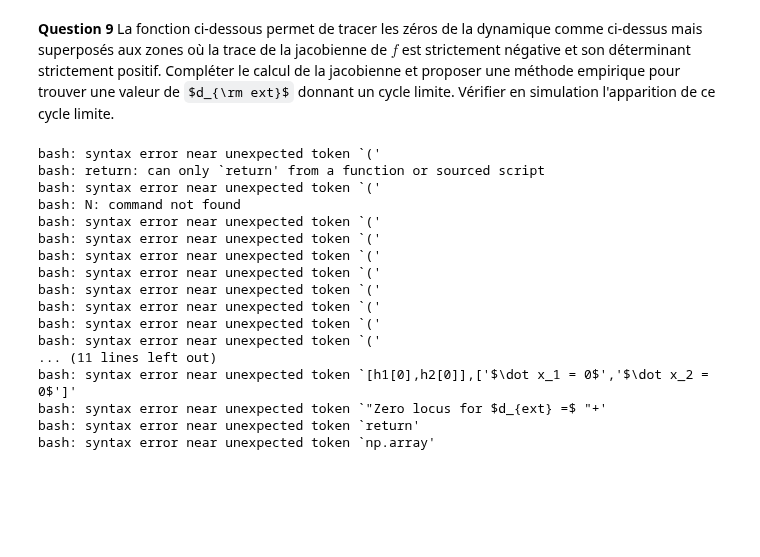
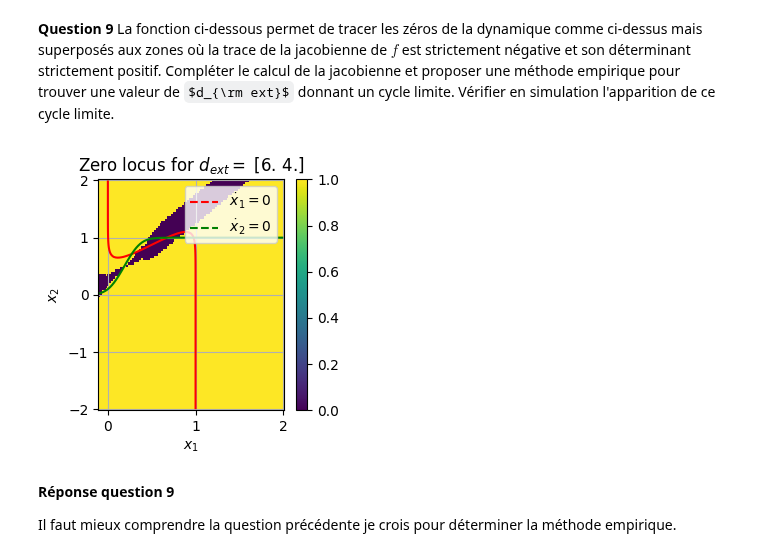
Before and after one commit to bonbonblond/Projet-info, a Jupyter notebook: Projet Equations Différentielles.ipynb, the cells around one changed output. Cells and saved outputs as stored; diff of their text form; code cells hidden in the pictures; some formulas as TeX source; blank space fills up the shorter version.

Commit message:
code question 9 il reste la méthode empirique à trouver

```diff
--- a/Projet Equations Différentielles.ipynb
+++ b/Projet Equations Différentielles.ipynb
@@ -318,8 +316,15 @@ Il faut pas rajouter la justification qu'il s'agit bien d'un cycle oscillatoire
 # %% [markdown]
 **Question 9** La fonction ci-dessous permet de tracer les zéros de la dynamique comme ci-dessus mais superposés aux zones où la trace de la jacobienne de $f$ est strictement négative et son déterminant strictement positif. Compléter le calcul de la jacobienne et proposer une méthode empirique pour trouver une valeur de $d_{\rm ext}$ donnant un cycle limite. Vérifier en simulation l'apparition de ce cycle limite.
 # %%
+def part_exp(x1,x2,d_ext,i): #permet d'alléger le calcul de la jacobienne
+    return np.exp(-a*(W[i,0]*x1+W[i,1]*x2+d_ext[i]-theta))
+
 def jacobian_dynamics(x1,x2,d_ext):
-    return # A COMPLETER
+    j11 = - 1 + 5*a*part_exp(x1,x2,d_ext,0)/(1+part_exp(x1,x2,d_ext,0))**2
+    j12 = - 4*a*part_exp(x1,x2,d_ext,0)/(1+part_exp(x1,x2,d_ext,0))**2
+    j21 = 8*a*part_exp(x1,x2,d_ext,1)/(1+part_exp(x1,x2,d_ext,1))**2
+    j22 = - 1 - a*part_exp(x1,x2,d_ext,1)/(1+part_exp(x1,x2,d_ext,1))**2
+    return np.array([[j11,j12],[j21,j22]]) # A COMPLETER
 
 def plot_zero_locus_stabilite(d_ext):
     N = 100
@@ -330,48 +335,37 @@ def plot_zero_locus_stabilite(d_ext):
     X1dot = -X1 + sigmoid(W[0,0]*X1 + W[0,1]*X2 + d_ext[0])
     X2dot = -X2 + sigmoid(W[1,0]*X1 + W[1,1]*X2 + d_ext[1])
 
     # compute trace and determinant of jacobian matrix on the grid
     tr = np.zeros((N,N))
     deter = np.zeros((N,N))
     for i in np.arange(N):
         for j in np.arange(N):
             tr[i,j] = np.trace(jacobian_dynamics(X1[i,j],X2[i,j],d_ext))
             deter[i,j] = np.linalg.det(jacobian_dynamics(X1[i,j],X2[i,j],d_ext))
 
     # plot zone where  the trace of the jacobian is negative and its determinant positive
     plt.figure()
     plt.pcolormesh(X1,X2,(tr<0)*(deter>0))
+    plt.colorbar() #permet de comprendre à quoi correspond chaque zone de couleur
 
     # root locus plot
     C1 = plt.contour(X1, X2, X1dot, 0, colors = 'red')
     C2 = plt.contour(X1, X2, X2dot, 0, colors = 'green')
     h1,_ = C1.legend_elements()
     h2,_ = C2.legend_elements()
     plt.grid(True)
     plt.xlabel('$x_1$')
     plt.ylabel('$x_2$')
     plt.legend([h1[0],h2[0]],['$\dot x_1 = 0$','$\dot x_2 = 0$'])
     plt.title("Zero locus for $d_{ext} =$ "+ str(d_ext))
     plt.show()
 
     return
 
-plot_zero_locus_stabilite(np.array([4.0,1.0]))
+plot_zero_locus_stabilite(np.array([6.0,4.0]))
 # %% [output]
-bash: syntax error near unexpected token `('
-bash: return: can only `return' from a function or sourced script
-bash: syntax error near unexpected token `('
-bash: N: command not found
-bash: syntax error near unexpected token `('
-bash: syntax error near unexpected token `('
-bash: syntax error near unexpected token `('
-bash: syntax error near unexpected token `('
-bash: syntax error near unexpected token `('
-bash: syntax error near unexpected token `('
-bash: syntax error near unexpected token `('
-bash: syntax error near unexpected token `('
-... (11 lines left out)
-bash: syntax error near unexpected token `[h1[0],h2[0]],['$\dot x_1 = 0$','$\dot x_2 = 0$']'
-bash: syntax error near unexpected token `"Zero locus for $d_{ext} =$ "+'
-bash: syntax error near unexpected token `return'
-bash: syntax error near unexpected token `np.array'
+[figure, added]
+# %% [markdown]
+**Réponse question 9**
+
+Il faut mieux comprendre la question précédente je crois pour déterminer la méthode empirique.
```
Also changed, not shown: parts of 2 cells of this notebook, 1 other file.
